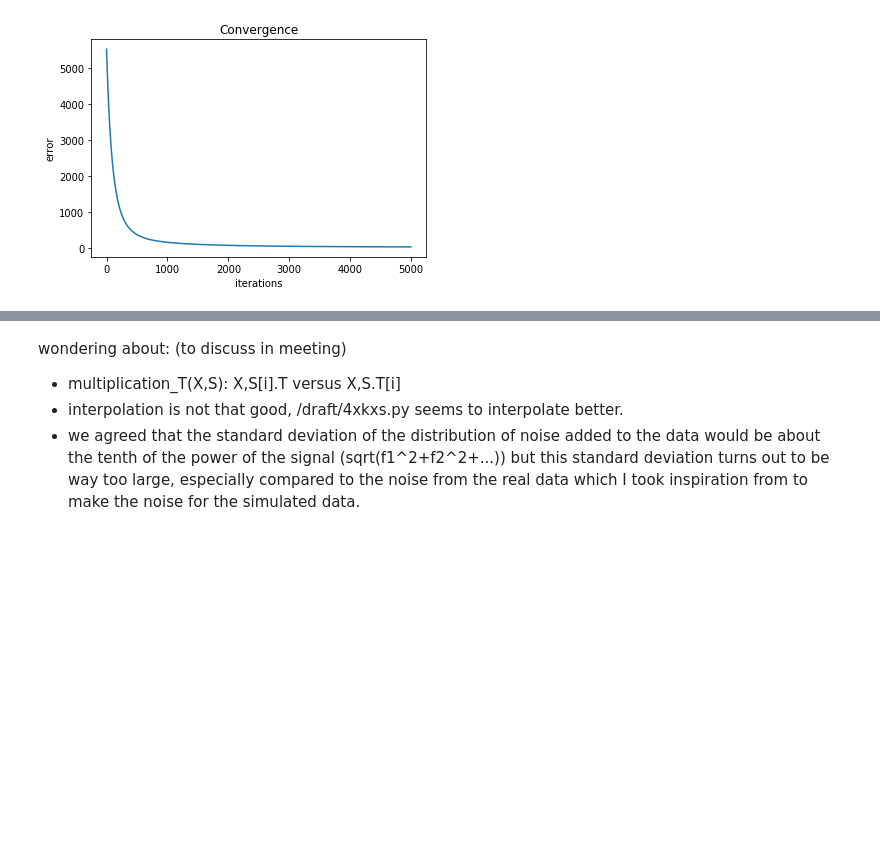
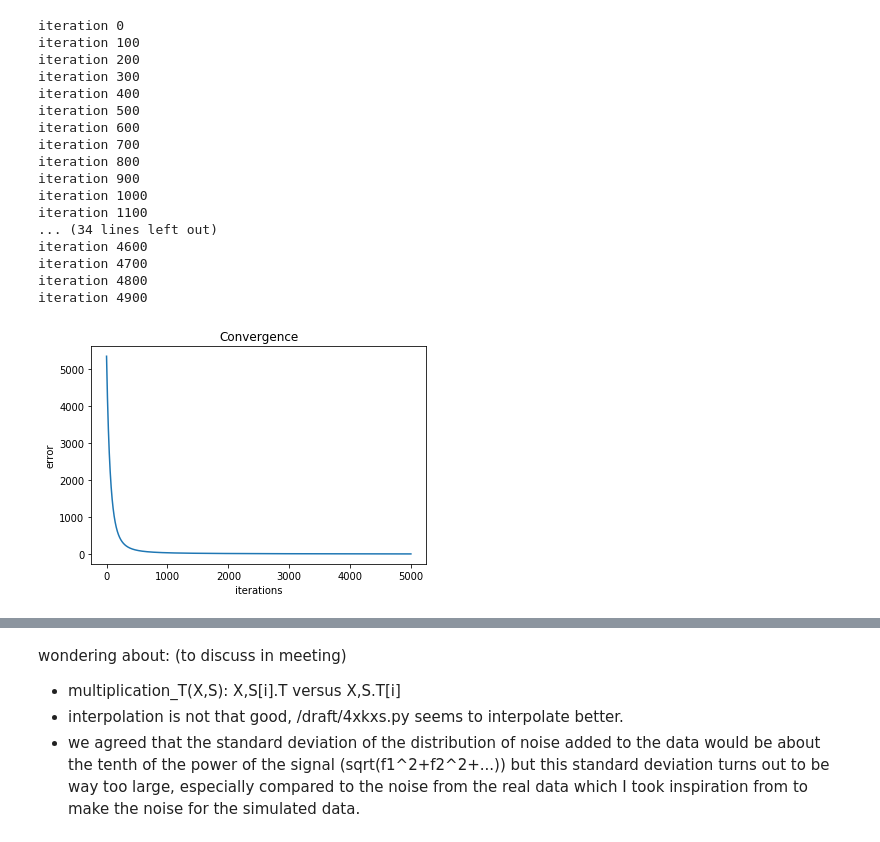
Before and after one commit to herjy/Quasar_lensing, a Jupyter notebook: simulation_interpolation/4xKxS_final.ipynb, the cells around one changed output, grey strips where cells are left out. Drawn from its saved outputs; the diff is of its cells as text; code cells hidden in the pictures; blank space fills up the shorter version.

```diff
--- a/simulation_interpolation/4xKxS_final.ipynb
+++ b/simulation_interpolation/4xKxS_final.ipynb
@@ -10,16 +10,17 @@ sim = simulate_noise()
 ts = sim[0]
 fs = sim[1] # with noise
 
+sampling = 8
 # desired sampling for each curve
-tk = np.array([T_K(3,ts[0])[0],T_K(3,ts[1])[0],T_K(3,ts[2])[0],T_K(3,ts[3])[0]]) # desired sampling is 3 days here
+tk = np.array([T_K(sampling,ts[0])[0],T_K(sampling,ts[1])[0],T_K(sampling,ts[2])[0],T_K(sampling,ts[3])[0]]) # desired sampling is 3 days here
 
-h=3
+h=sampling
 time_delays = sim[2]
 
 # sinc matrix
 matrix = []
 for i in range(4):
-    matrix.append(np.array([(ts[i][:,np.newaxis]+time_delays[i])-tk[i][np.newaxis,:]]))
+    matrix.append(np.array([(ts[i][:,np.newaxis]-time_delays[i])-tk[i][np.newaxis,:]]))
 matrix = np.array(matrix)
 
 A = np.sinc(np.concatenate([matrix[0],matrix[1],matrix[2],matrix[3]],axis =0)/h)
@@ -28,7 +29,7 @@ Y= np.concatenate([fs[0][np.newaxis,:],fs[1][np.newaxis,:],fs[2][np.newaxis,:],f
 # %%
 # multiplication functions:
 noise_std = sim[3]
-def AT(X,A,Y):
+def AT(X,A,Y, noise):
     '''
     calculateS the weighted mean of A.T(Y-AX)
     input:
@@ -37,8 +38,9 @@ def AT(X,A,Y):
     Y : matrix of shape 4xs, magnitudes of original time sampling
     '''
     weighted_mean = 0
-    for i in range(4):
-        weighted_mean += ((1/noise_std[i])**2)*np.dot(A[i].T, Y[i] - A[i] @ X)/np.sum(1/(noise_std**2))
+    nl, ns, nx = A.shape
+    for i in range(nl):
+        weighted_mean += ((1/noise[i])**2)*np.dot(A[i].T, Y[i] - A[i] @ X)/np.sum(1/(noise**2))
 
     return weighted_mean
 
@@ -69,35 +71,53 @@ def linorm(S, nit):
     for i in range(nit):
         x = multiplication(x0,S)#np.dot(x0,S)
         xn = np.linalg.norm(x)
         xp = x / xn#
         y = multiplication_T(xp,S) # the S.T is done within the functionas S[i].T not S.T[i]
         yn = np.linalg.norm(y)
         x0 = y / yn
     return 1./xn
 mu = linorm(A,20)/170 # = 0.0038
 
 X = np.zeros(len(tk[0]))
 
 count = 0
 R = [np.sum(Y ** 2)]
 epsilon = 0.3
 
 
-
 while (R[-1] > epsilon) and (
         count < 5000):  # 5000 is a good amount of counts
-    X_new = X + mu * AT(X,A,Y)
+    if count % 100 == 0:
+        print('iteration {}'.format(count))
+    X_new = X + mu * AT(X,A,Y, noise_std)
     X = X_new.copy()
     R.append(np.sum((Y - A @ X) ** 2.))
     count += 1
 
 
 plt.title('Convergence')
 plt.plot(np.array(R[1:]))
 plt.xlabel('iterations')
 plt.ylabel('error')
 plt.show()
 # %% [output]
+iteration 0
+iteration 100
+iteration 200
+iteration 300
+iteration 400
+iteration 500
+iteration 600
+iteration 700
+iteration 800
+iteration 900
+iteration 1000
+iteration 1100
+... (34 lines left out)
+iteration 4600
+iteration 4700
+iteration 4800
+iteration 4900
-[figure, old version]
+[figure, new version]
 # %%
 cut = np.logical_and(X < np.max(Y), X > np.min(Y))
```
Also changed, not shown: parts of 3 cells of this notebook, 4 other files.
